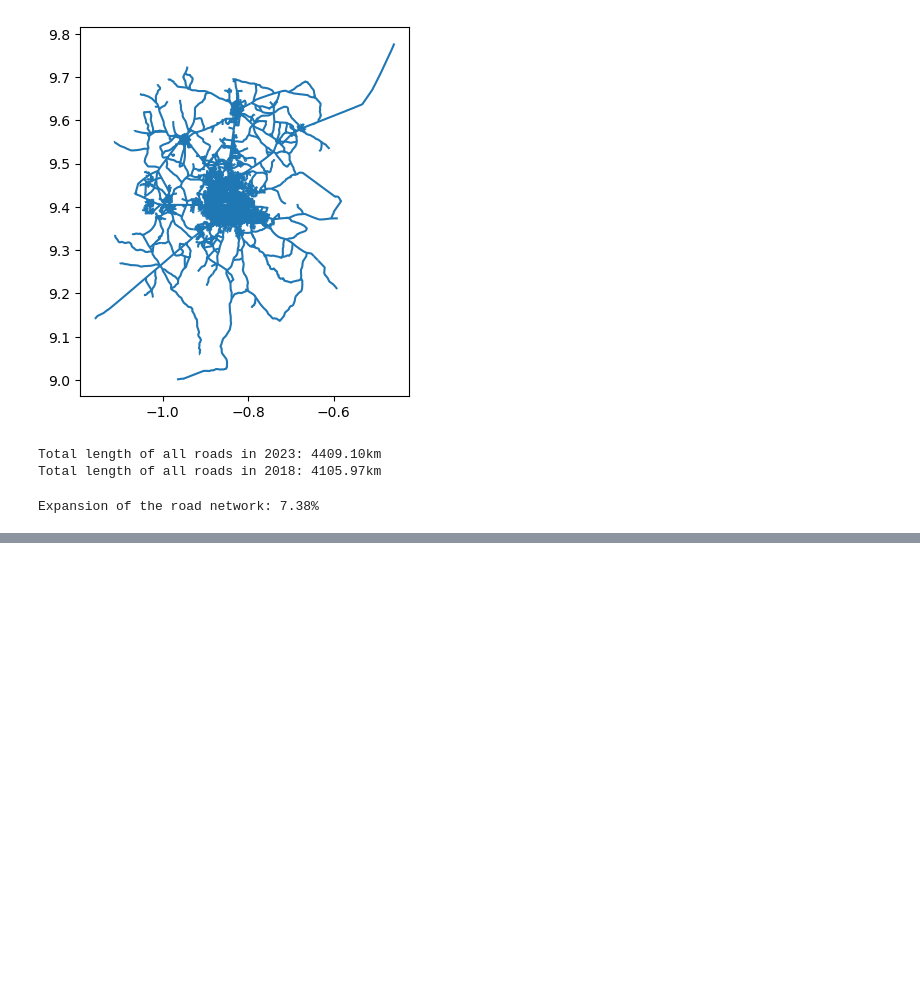
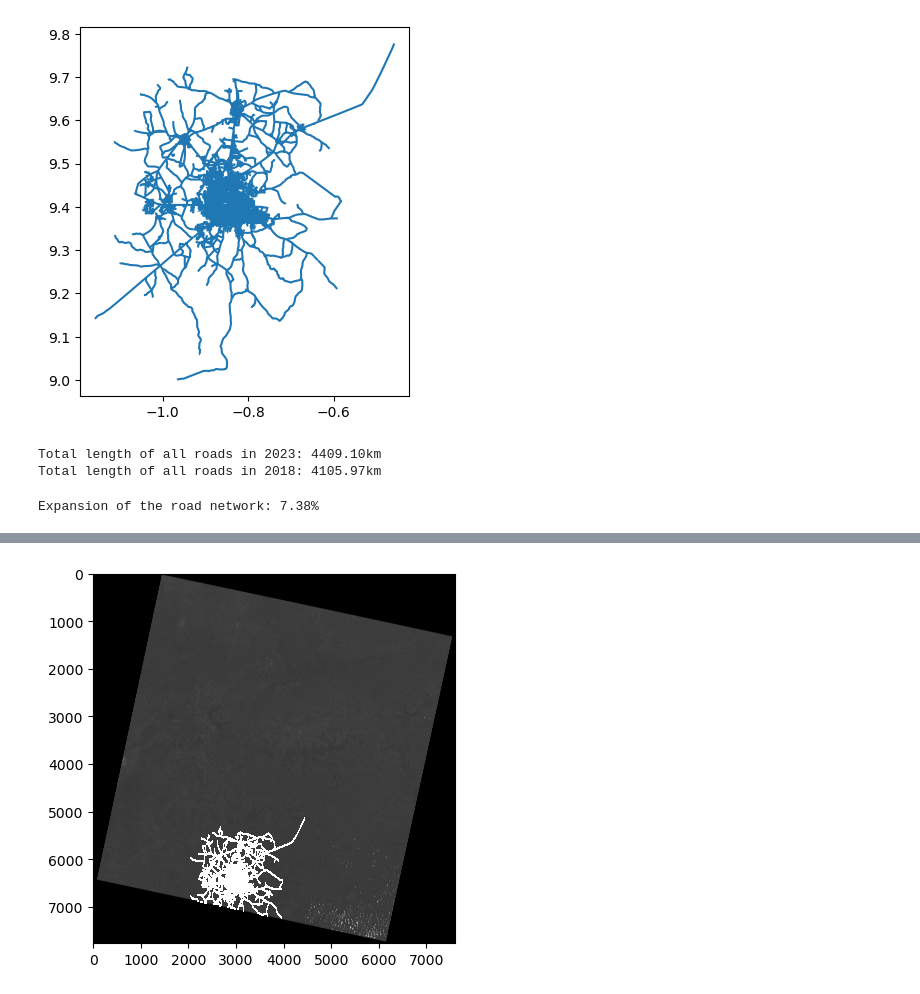
Before and after one commit to CS-433/ml-project-2-the-overfitters, a Jupyter notebook: tamale.ipynb, the cells around one changed output, grey strips where cells are left out. Cells and saved outputs as stored; diff of their text form; code cells hidden in the pictures; blank space fills up the shorter version.

```diff
--- a/tamale.ipynb
+++ b/tamale.ipynb
@@ -107,0 +218,15 @@ Expansion of the road network: 7.38%
+# %%
+# Some pixels in the 'black area' are indicated as street,
+# however Landsat data don't have any information about these pixels
+# so we don't want them to be indicated as if there is a road
+
+osm_mask[np.sum(data_fin,axis=-1)==0]=0
+# %%
+# Finally we plot the final result
+roads_masked_ = np.ma.masked_array(dataset_proj, mask=osm_mask)
+
+# Optionally, visualize the result
+plt.imshow(roads_masked_, cmap='gray')
+plt.show()
+# %% [output]
+[figure, added]
```
Also changed, not shown: parts of 8 cells of this notebook.
